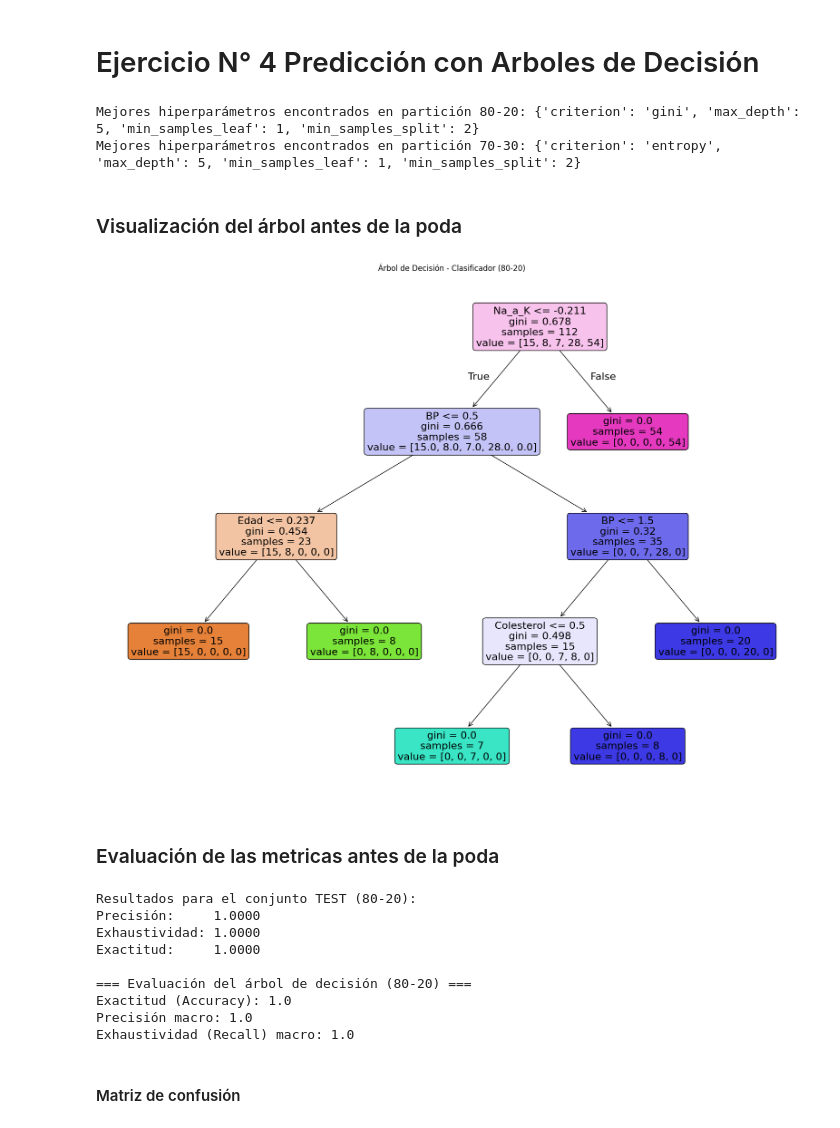
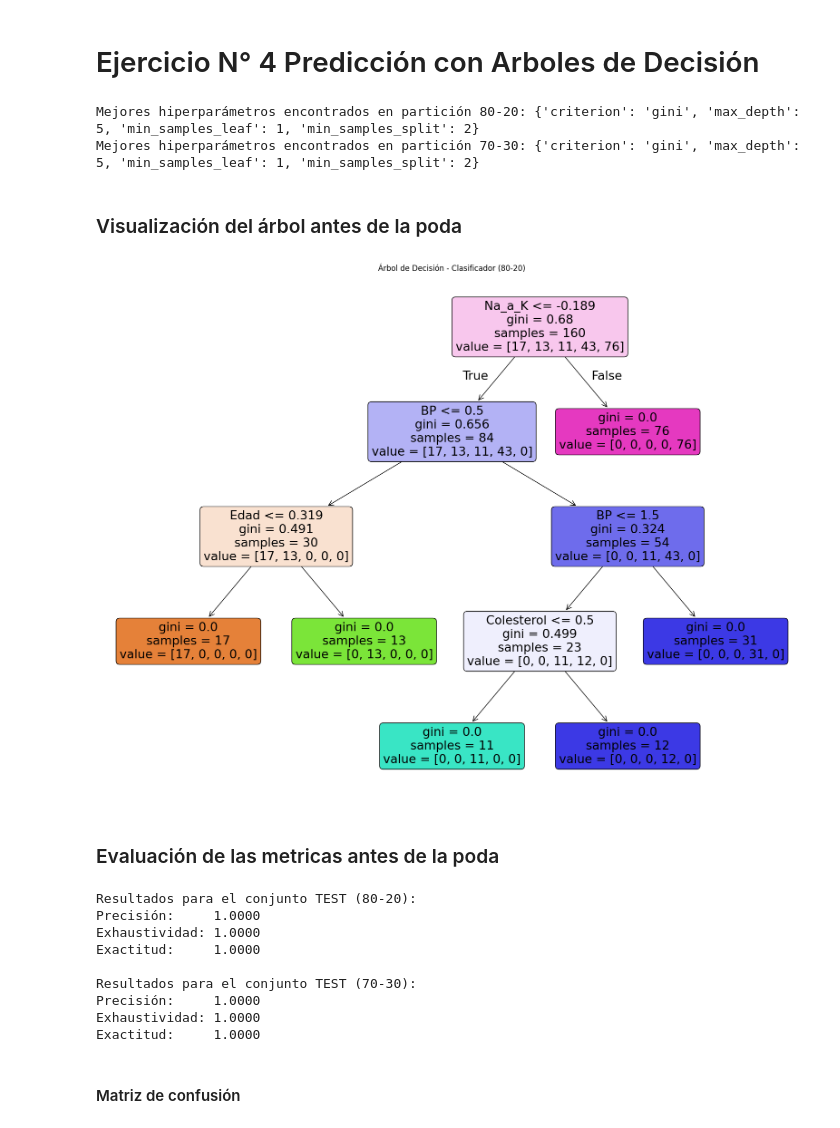
Before and after one commit to Kabarou/TP2_Mineria, a Jupyter notebook: tp2_mineria.ipynb, the cells around one changed output. Cells and saved outputs as stored; diff of their text form; code cells hidden in the pictures.

```diff
--- a/tp2_mineria.ipynb
+++ b/tp2_mineria.ipynb
@@ -474,3 +465,18 @@ for col in variables_categoricas:
+# %%
+# Lista de columnas categóricas que queremos codificar
+categorical_cols = ['Sexo', 'BP', 'Colesterol']
+
+# Codificamos la partición 80/20
+for col in categorical_cols:
+    le = LabelEncoder()
+    X_train_d1[col] = le.fit_transform(X_train_d1[col])
+    X_test_d1[col] = le.transform(X_test_d1[col])
+
+# Codificamos la partición 70/30
+for col in categorical_cols:
+    le = LabelEncoder()
+    X_train_d2[col] = le.fit_transform(X_train_d2[col])
+    X_test_d2[col] = le.transform(X_test_d2[col])
 # %% [markdown]
 ## Escalado
 # %%
@@ -480,11 +486,15 @@ columnas_a_escalar = ['Edad', 'Na_a_K']
 # Inicializamos el escalador
 scaler = StandardScaler()
 
-X_train_d[columnas_a_escalar] = scaler.fit_transform(X_train_d[columnas_a_escalar])
-X_test_d[columnas_a_escalar] = scaler.transform(X_test_d[columnas_a_escalar])  # Usamos transform en el test
+# Escalador para la partición 80/20
+scaler_80_20 = StandardScaler()
+X_train_d1[columnas_a_escalar] = scaler_80_20.fit_transform(X_train_d1[columnas_a_escalar])
+X_test_d1[columnas_a_escalar] = scaler_80_20.transform(X_test_d1[columnas_a_escalar])
 
-# Luego, escalamos las variables numéricas para el conjunto 70-30
-X_validacion_d[columnas_a_escalar] = scaler.fit_transform(X_validacion_d[columnas_a_escalar])
+# Escalador para la partición 70/30
+scaler_70_30 = StandardScaler()
+X_train_d2[columnas_a_escalar] = scaler_70_30.fit_transform(X_train_d2[columnas_a_escalar])
+X_test_d2[columnas_a_escalar] = scaler_70_30.transform(X_test_d2[columnas_a_escalar])
 # %% [markdown]
 # Ejercicio N° 4 Predicción con Arboles de Decisión
 # %%
@@ -493,34 +503,34 @@ tree_classifier = DecisionTreeClassifier(random_state=42)
 # Definimos los parámetros a ajustar para clasificación
 param_grid_classifier = {
     'max_depth': [3, 5, 7, 10, None],  # Valores de profundidad máxima
-    'min_samples_split': [2, 5, 10],  # Número mínimo de muestras para dividir un nodo
-    'min_samples_leaf': [1, 2, 4, 10],  # Número mínimo de muestras por hoja
+    'min_samples_split': [2, 5, 10, 20],  # Número mínimo de muestras para dividir un nodo
+    'min_samples_leaf': [1, 2, 4, 10, 20],  # Número mínimo de muestras por hoja
     'criterion': ['gini', 'entropy']  # Criterio para el cálculo del error en clasificación
 }
 
 
 # Ajustar el modelo en el conjunto 80-20
 grid_search_80_20_class = GridSearchCV(estimator=tree_classifier, param_grid=param_grid_classifier, cv=5, scoring='accuracy', n_jobs=-1)
-grid_search_80_20_class.fit(X_train_d, y_train_d)
+grid_search_80_20_class.fit(X_train_d1, y_train_d1)
 best_tree_classifier_80_20 = grid_search_80_20_class.best_estimator_
 
 # Ajustar el modelo en el conjunto 70-30
-# grid_search_70_30_class = GridSearchCV(estimator=tree_classifier, param_grid=param_grid_classifier, cv=5, scoring='accuracy', n_jobs=-1)
-# grid_search_70_30_class.fit(X_validacion_d, y_validacion_d)
-# best_tree_classifier_70_30 = grid_search_70_30_class.best_estimator_
+grid_search_70_30_class = GridSearchCV(estimator=tree_classifier, param_grid=param_grid_classifier, cv=5, scoring='accuracy', n_jobs=-1)
+grid_search_70_30_class.fit(X_train_d2, y_train_d2)
+best_tree_classifier_70_30 = grid_search_70_30_class.best_estimator_
 
 # Mostrar los mejores hiperparámetros encontrados
 print("Mejores hiperparámetros encontrados en partición 80-20:", grid_search_80_20_class.best_params_)
-# print("Mejores hiperparámetros encontrados en partición 70-30:", grid_search_70_30_class.best_params_)
+print("Mejores hiperparámetros encontrados en partición 70-30:", grid_search_70_30_class.best_params_)
 # %% [output]
 Mejores hiperparámetros encontrados en partición 80-20: {'criterion': 'gini', 'max_depth': 5, 'min_samples_leaf': 1, 'min_samples_split': 2}
-Mejores hiperparámetros encontrados en partición 70-30: {'criterion': 'entropy', 'max_depth': 5, 'min_samples_leaf': 1, 'min_samples_split': 2}
+Mejores hiperparámetros encontrados en partición 70-30: {'criterion': 'gini', 'max_depth': 5, 'min_samples_leaf': 1, 'min_samples_split': 2}
 # %% [markdown]
 ### Visualización del árbol antes de la poda
 # %%
-grafico_arbol(best_tree_classifier_80_20, X_train_d.columns, "Árbol de Decisión - Clasificador (80-20)")
+grafico_arbol(best_tree_classifier_80_20, X_train_d1.columns, "Árbol de Decisión - Clasificador (80-20)")
 # %% [output]
-[figure, old version]
+[figure, new version]
 # %% [markdown]
 ### Evaluación de las metricas antes de la poda
 # %%
@@ -536,19 +546,24 @@ def evaluar_modelo(y_true, y_pred, conjunto=""):
     print(f"Exactitud:     {accuracy:.4f}\n")
 # %%
 # Hacemos la predicción en el conjunto de test (80-20)
-y_test_pred = best_tree_classifier_80_20.predict(X_test_d)
+y_test_pred = best_tree_classifier_80_20.predict(X_test_d1)
 
-evaluar_modelo(y_test_d, y_test_pred, "TEST (80-20)")
+# Hacemos la predicción en el conjunto de test (70-30)
+y_test_pred_70_30 = best_tree_classifier_70_30.predict(X_test_d2)
+
+
+evaluar_modelo(y_test_d1, y_test_pred, "TEST (80-20)")
+evaluar_modelo(y_test_d2, y_test_pred_70_30, "TEST (70-30)")
 # %% [output]
 Resultados para el conjunto TEST (80-20):
 Precisión:     1.0000
 Exhaustividad: 1.0000
 Exactitud:     1.0000
 
-=== Evaluación del árbol de decisión (80-20) ===
-Exactitud (Accuracy): 1.0
-Precisión macro: 1.0
-Exhaustividad (Recall) macro: 1.0
+Resultados para el conjunto TEST (70-30):
+Precisión:     1.0000
+Exhaustividad: 1.0000
+Exactitud:     1.0000
 # %% [markdown]
 #### Matriz de confusión
 # %%
```
Also changed, not shown: parts of 24 cells of this notebook.
